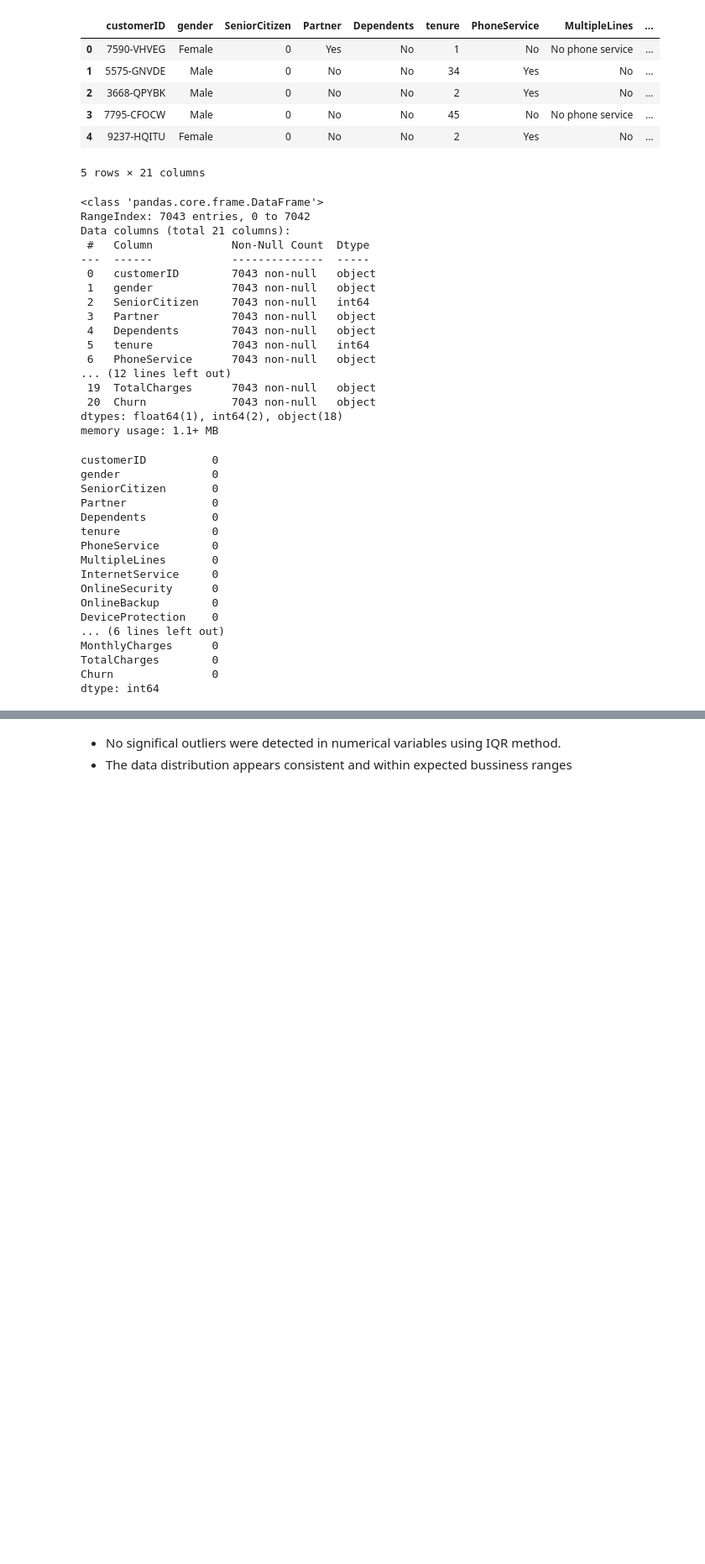
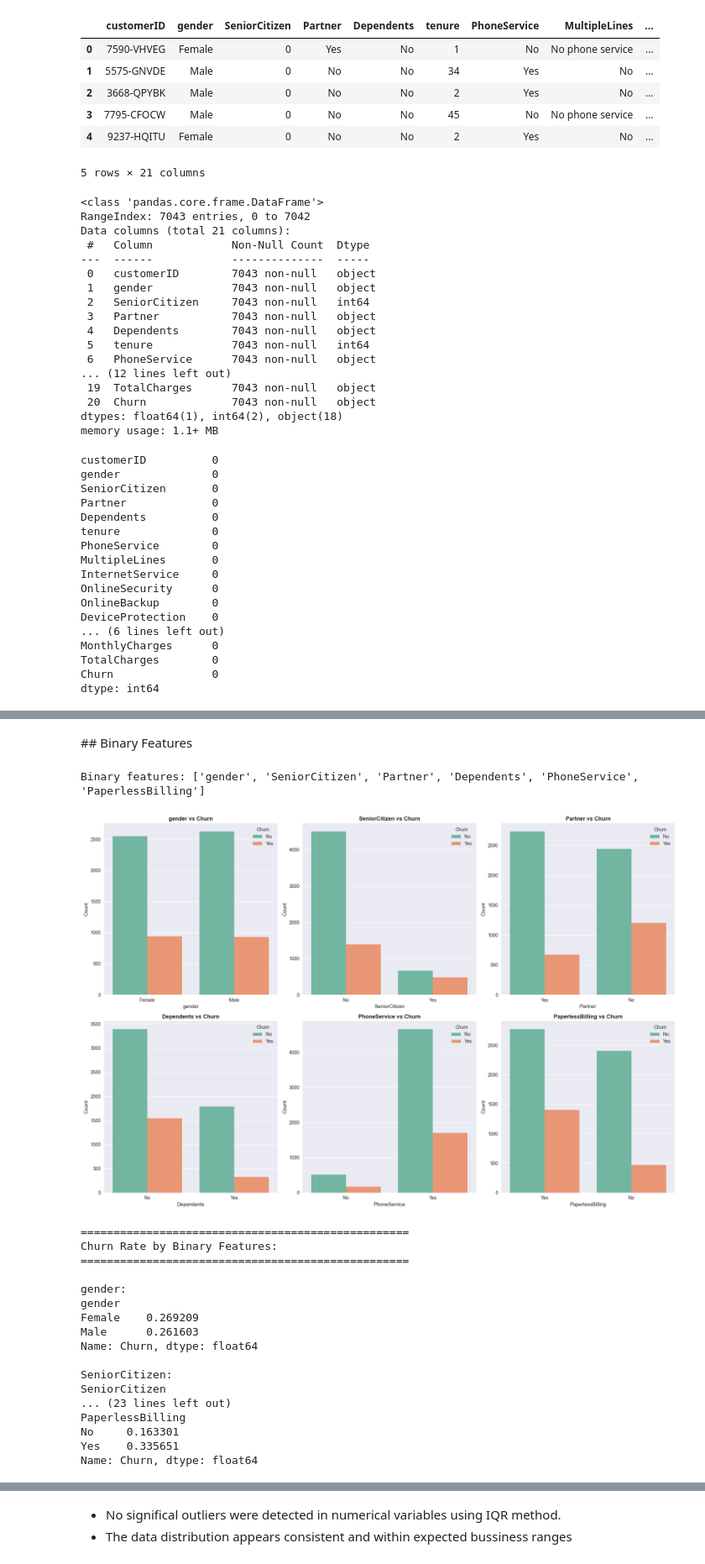
Before and after one commit to hilmidmrr/churn-prediction, a Jupyter notebook: notebooks/01_eda.ipynb, the cells around one changed output, grey strips where cells are left out. Shown: that part at 84% size. Cells and saved outputs as stored; diff of their text form; code cells hidden in the pictures; blank space fills up the shorter version.

```diff
--- a/notebooks/01_eda.ipynb
+++ b/notebooks/01_eda.ipynb
@@ -151,0 +169,61 @@ categorical_features
+# %% [markdown]
+## Binary Features
+# %%
+binary_features = []
+for col in df.columns:
+    if col == "Churn":
+        continue
+    if df[col].nunique() == 2:
+        binary_features.append(col)
+
+print(f"Binary features: {binary_features}")
+# %% [output]
+Binary features: ['gender', 'SeniorCitizen', 'Partner', 'Dependents', 'PhoneService', 'PaperlessBilling']
+# %%
+# Visualization for Binary Features
+fig, axes = plt.subplots(2, 3, figsize=(18, 12))
+axes = axes.ravel()
+
+for i, col in enumerate(binary_features):
+    if col == 'SeniorCitizen':
+        # SeniorCitizen için özel işleme
+        sns.countplot(data=df, x=col, hue="Churn", palette="Set2", ax=axes[i])
+        axes[i].set_xticks([0, 1])
+        axes[i].set_xticklabels(["No", "Yes"])
+    else:
+        sns.countplot(data=df, x=col, hue="Churn", palette="Set2", ax=axes[i])
+
+    axes[i].set_title(f"{col} vs Churn", fontsize=12, fontweight='bold')
+    axes[i].set_xlabel(col)
+    axes[i].set_ylabel("Count")
+    axes[i].legend(title="Churn", labels=["No", "Yes"])
+
+plt.tight_layout()
+plt.show()
+
+print("\n" + "="*50)
+print("Churn Rate by Binary Features:")
+print("="*50)
+for col in binary_features:
+    churn_rate = df.groupby(col)["Churn"].apply(lambda x: (x == "Yes").mean())
+    print(f"\n{col}:")
+    print(churn_rate)
+# %% [output]
+[figure, added]
+==================================================
+Churn Rate by Binary Features:
+==================================================
+
+gender:
+gender
+Female    0.269209
+Male      0.261603
+Name: Churn, dtype: float64
+
+SeniorCitizen:
+SeniorCitizen
+... (23 lines left out)
+PaperlessBilling
+No     0.163301
+Yes    0.335651
+Name: Churn, dtype: float64
```
Also changed, not shown: parts of 25 cells of this notebook.
